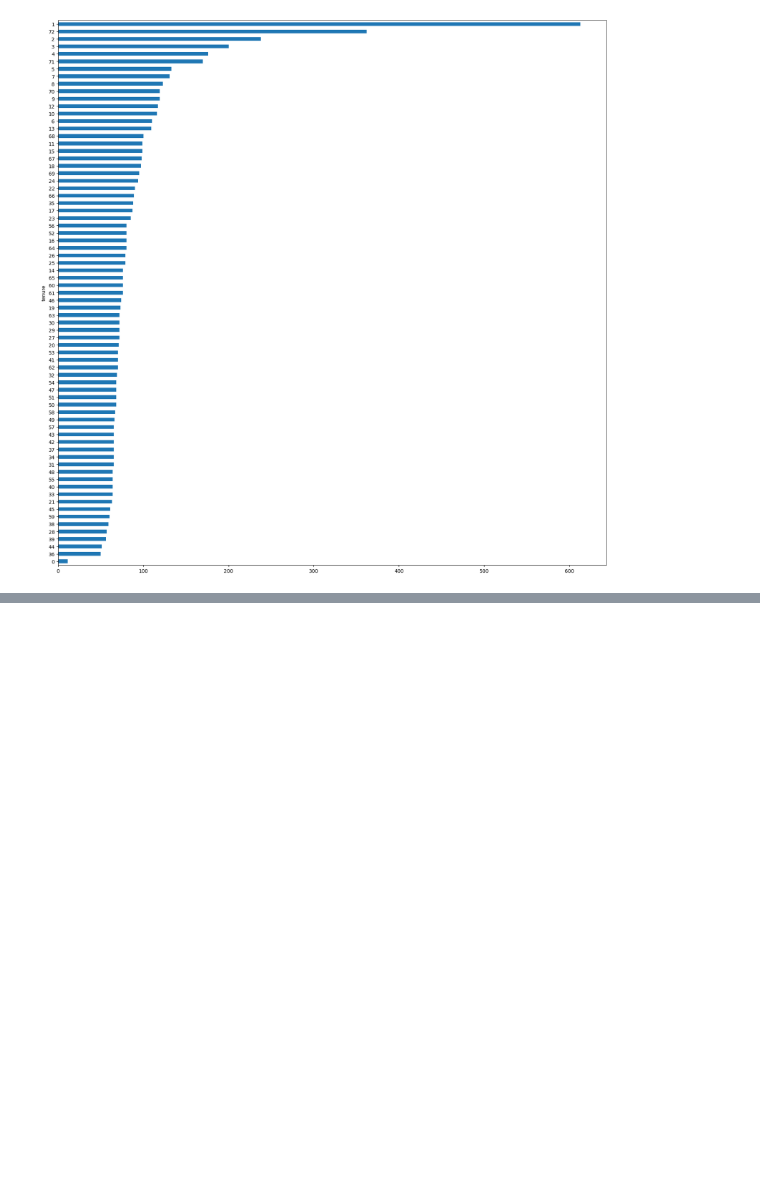
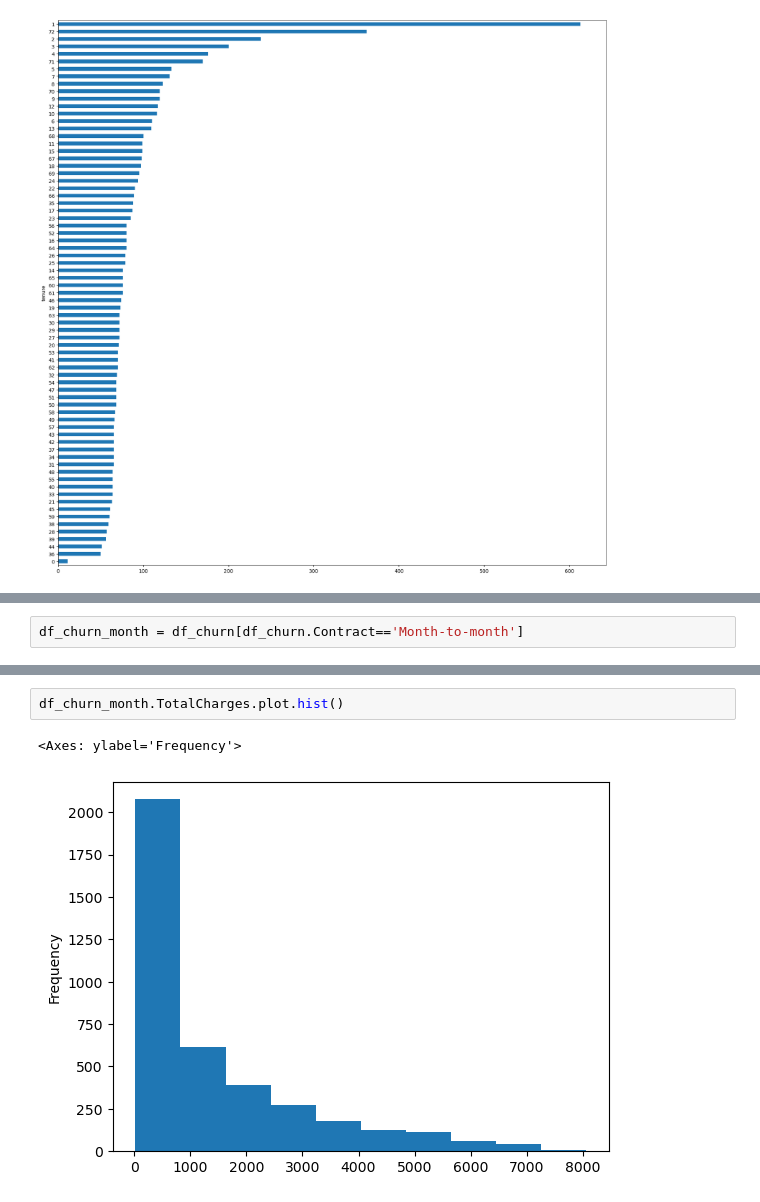
Before and after one commit to brunoramux/pandas, a Jupyter notebook: EDA.ipynb, the cells around one changed output, grey strips where cells are left out. Drawn from its saved outputs; the diff is of its cells as text; blank space fills up the shorter version.

```diff
--- a/EDA.ipynb
+++ b/EDA.ipynb
@@ -731,0 +858,2 @@ df_churn.groupby(['tenure'])['tenure'].count().sort_values().plot.barh(figsize =
+# %%
+df_churn_month = df_churn[df_churn.Contract=='Month-to-month']
@@ -731,0 +876,5 @@ df_churn.groupby(['tenure'])['tenure'].count().sort_values().plot.barh(figsize =
+# %%
+df_churn_month.TotalCharges.plot.hist()
+# %% [output]
+<Axes: ylabel='Frequency'>
+[figure, added]
```
Also changed, not shown: parts of 45 cells of this notebook.
